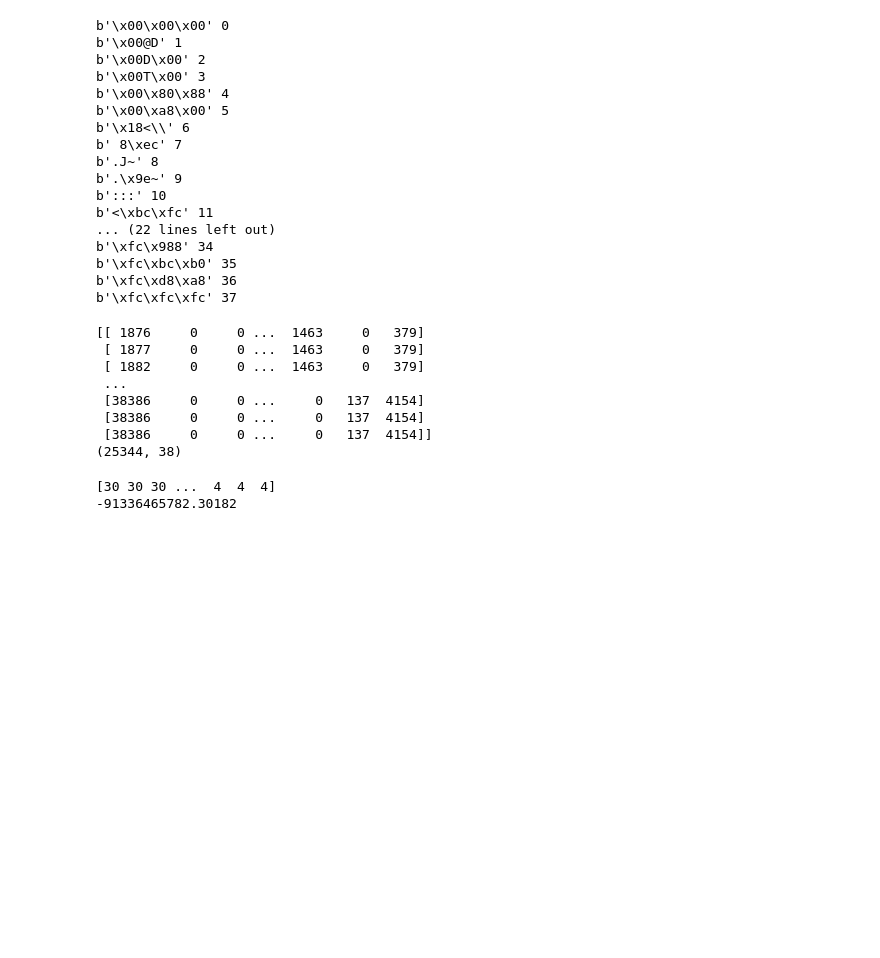
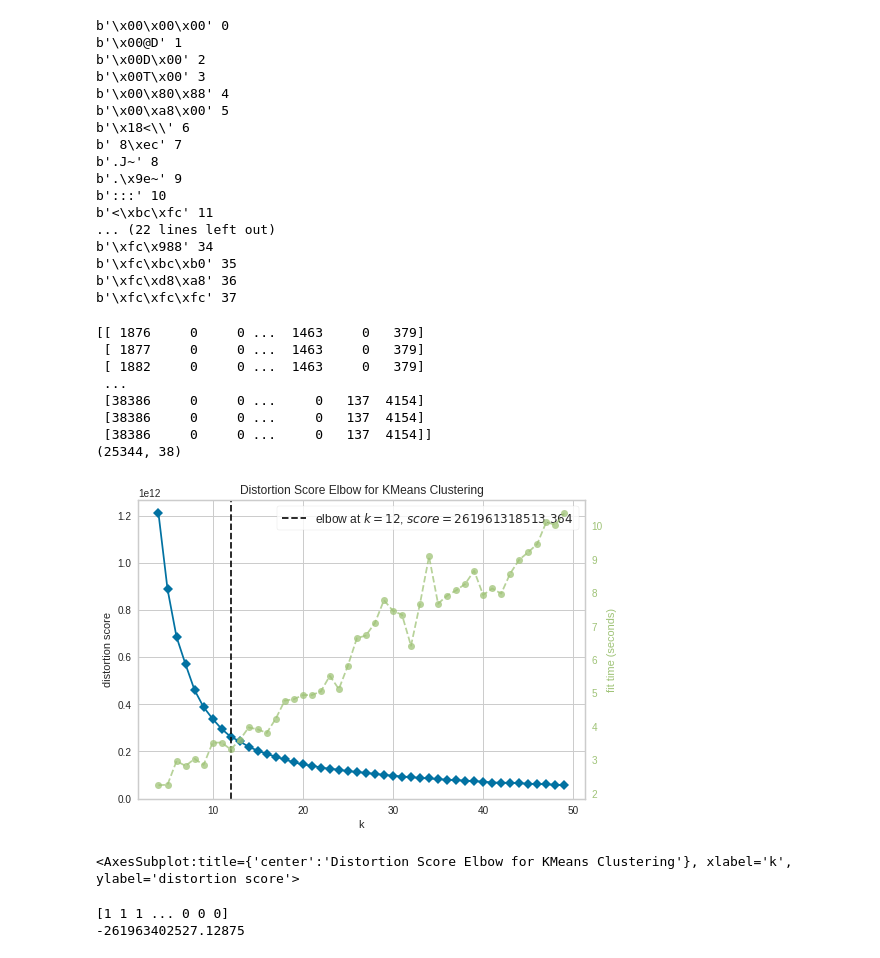
Before and after one commit to Super-NEAT-Bros/super-neat-bros, a Jupyter notebook: Level Classifier/all_worlds_kmeans.ipynb, the cells around one changed output. Saved outputs shown, nothing was run; the diff lists cells and outputs as text; code cells hidden in the pictures; blank space fills up the shorter version.

```diff
--- a/Level Classifier/all_worlds.ipynb
+++ b/Level Classifier/all_worlds_kmeans.ipynb
@@ -158,11 +172,18 @@ print(clean_palette_count.shape)
  [38386     0     0 ...     0   137  4154]
  [38386     0     0 ...     0   137  4154]]
 (25344, 38)
+# %%
+visualizer = KElbowVisualizer(KMeans(), k=(4,50))
+visualizer.fit(clean_palette_count)
+visualizer.show()
+# %% [output]
+[figure, added]
+<AxesSubplot:title={'center':'Distortion Score Elbow for KMeans Clustering'}, xlabel='k', ylabel='distortion score'>
 # %%
-clusters = 32
+clusters = 12
 kmeans = KMeans(n_clusters=clusters, random_state=0).fit(clean_palette_count)
 print(kmeans.labels_)
 print(kmeans.score(clean_palette_count))
 # %% [output]
-[30 30 30 ...  4  4  4]
--91336465782.30182
+[1 1 1 ... 0 0 0]
+-261963402527.12875
```
Also changed, not shown: parts of 7 cells of this notebook, 1 other file.
